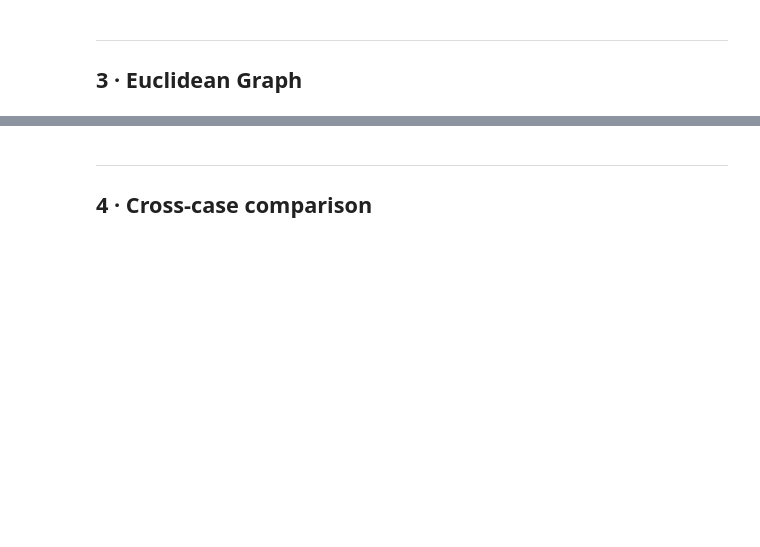
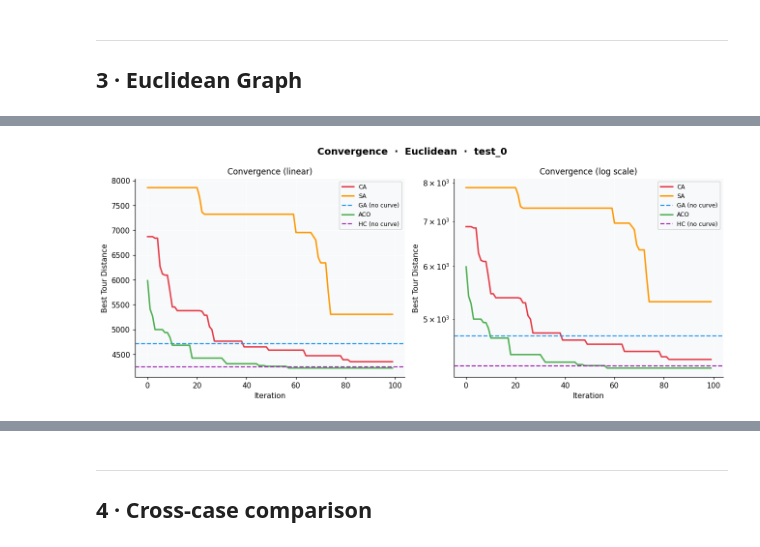
Before and after one commit to htham-eituc/AI1_search-algorithms, a Jupyter notebook: src/notebooks/4_notebook_tsp.ipynb, the cells around one changed output, grey strips where cells are left out. Saved outputs shown, nothing was run; the diff lists cells and outputs as text; code cells hidden in the pictures; blank space fills up the shorter version.

```diff
--- a/src/notebooks/4_notebook_tsp.ipynb
+++ b/src/notebooks/4_notebook_tsp.ipynb
@@ -130,5 +196,7 @@ fig.savefig('results/euclidean_solution_quality.png', dpi=150, bbox_inches='tigh
 # %%
-fig = viz.plot_convergence('euclidean', test_id='test_1')
-fig.savefig('results/euclidean_convergence.png', dpi=150, bbox_inches='tight')
+fig = viz.plot_convergence('euclidean', test_id='test_0')
+fig.savefig('../results/tsp/euclidean_convergence.png', dpi=150, bbox_inches='tight')
+# %% [output]
+[figure, added]
 # %%
 fig = viz.plot_large_test_dashboard('euclidean')
```
Also changed, not shown: parts of 30 cells of this notebook, 1 other file.
